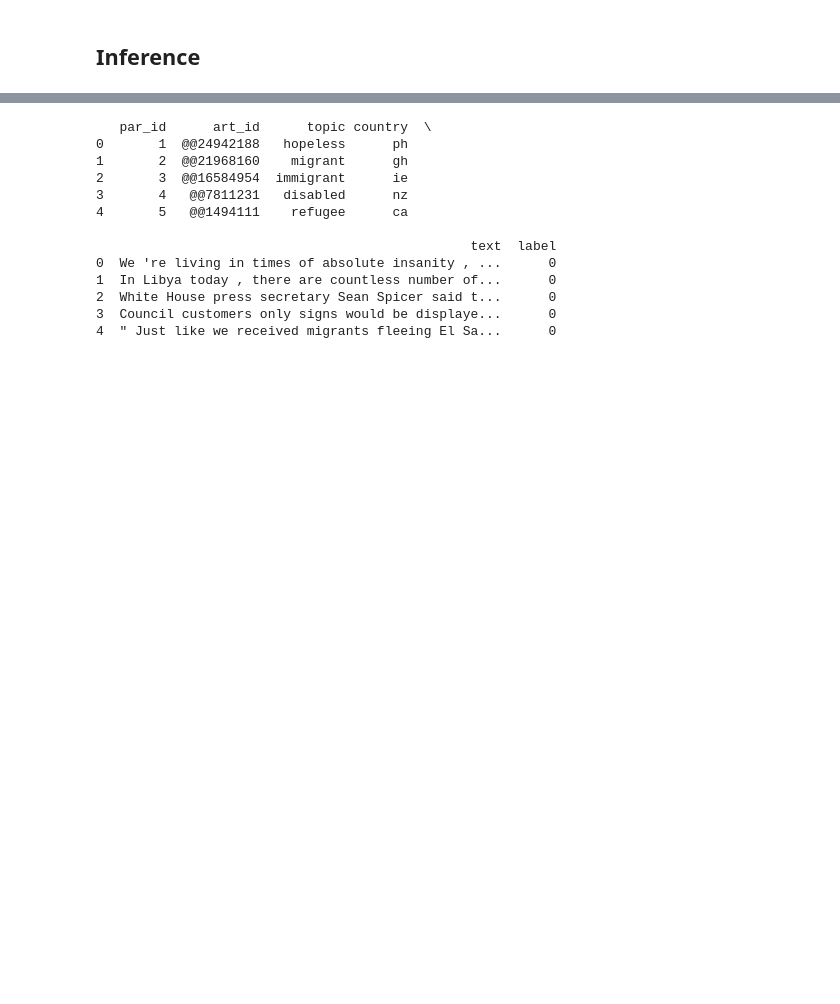
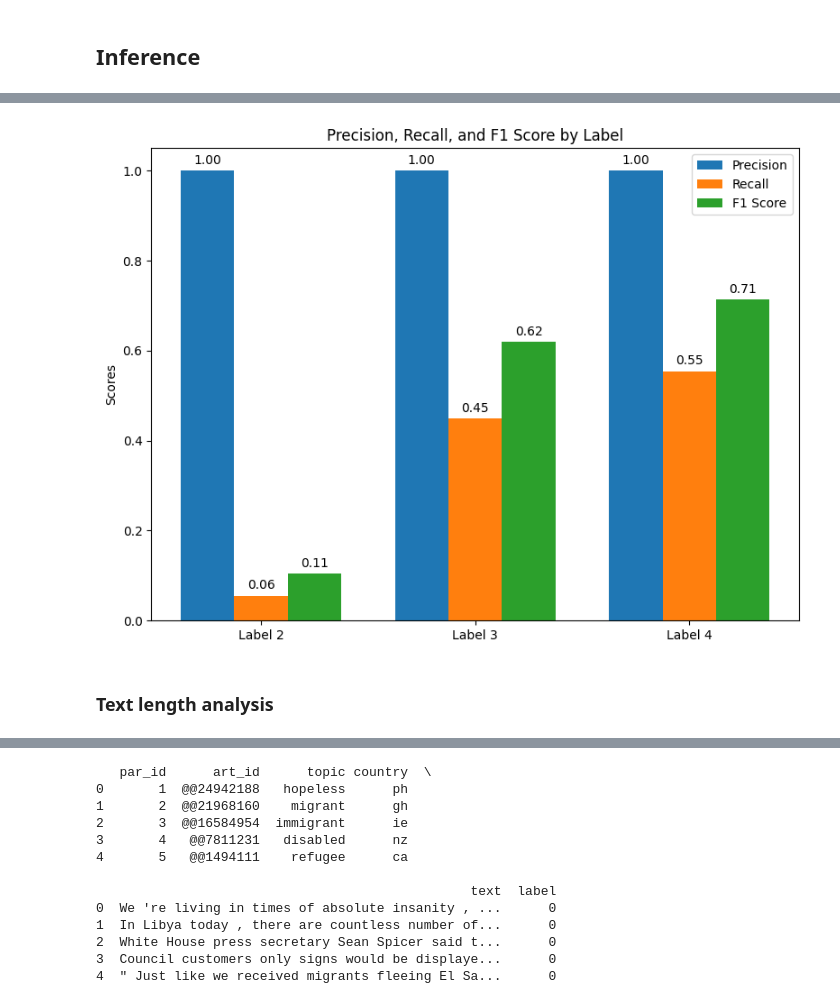
Before and after one commit to Hasasasaki/semeval_2022_task_4, a Jupyter notebook: model_finetune.ipynb, the cells around one changed output, grey strips where cells are left out. Drawn from its saved outputs; the diff is of its cells as text; code cells hidden in the pictures; blank space fills up the shorter version.

Commit message:
fixed memory problem, trained ensemble and plotted Model eveluation plots

```diff
--- a/model_finetune.ipynb
+++ b/model_finetune.ipynb
@@ -858,0 +980,8 @@ files.download("/content/file.zip")
+# %%
+import matplotlib.pyplot as plt
+
+def evaluate_ensemble(model_paths, dataset, true_labels, tokenizer=None, weights=None):
+  preds, _ = ensemble_predict_soft(model_paths, dataset)
+  preds = [0 if p[0] else 1 for p in preds]
+  precision, recall, f1, _ = precision_recall_fscore_support(true_labels, preds, average='binary')
+  return precision, recall, f1
@@ -858,0 +990,7 @@ files.download("/content/file.zip")
+# %%
+results = []
+for i in range(2, 5):
+  cur_df = test_df[test_df['label'] == i]
+  dataset = PCLInferenceDataset(cur_df, tokenizer=tokenizer)
+  labels = cur_df['pcl_label']
+  results.append(evaluate_ensemble(top_model_paths, dataset, labels))
@@ -858,0 +1011,48 @@ files.download("/content/file.zip")
+# %%
+# Define labels for the x-axis
+labels = ['Label 2', 'Label 3', 'Label 4']
+
+# Unpack metrics into separate lists for clarity
+precisions = [m[0] for m in results]
+recalls = [m[1] for m in results]
+f1_scores = [m[2] for m in results]
+
+# Set up positions and width for the bars
+x = np.arange(len(labels))
+width = 0.25
+
+# Create the plot
+fig, ax = plt.subplots(figsize=(8, 6))
+rects1 = ax.bar(x - width, precisions, width, label='Precision')
+rects2 = ax.bar(x, recalls, width, label='Recall')
+rects3 = ax.bar(x + width, f1_scores, width, label='F1 Score')
+
+# Add labels, title, and custom x-axis tick labels
+ax.set_ylabel('Scores')
+ax.set_title('Precision, Recall, and F1 Score by Label')
+ax.set_xticks(x)
+ax.set_xticklabels(labels)
+ax.legend()
+
+# Function to attach a text label above each bar displaying its height
+def autolabel(rects):
+    for rect in rects:
+        height = rect.get_height()
+        ax.annotate(f'{height:.2f}',
+                    xy=(rect.get_x() + rect.get_width() / 2, height),
+                    xytext=(0, 3),  # Offset text by 3 points above the bar
+                    textcoords="offset points",
+                    ha='center', va='bottom')
+
+# Apply the autolabel function to each set of bars
+autolabel(rects1)
+autolabel(rects2)
+autolabel(rects3)
+
+# Display the plot
+plt.tight_layout()
+plt.show()
+# %% [output]
+[figure, added]
+# %% [markdown]
+### Text length analysis
```
Also changed, not shown: parts of 12 cells of this notebook.
